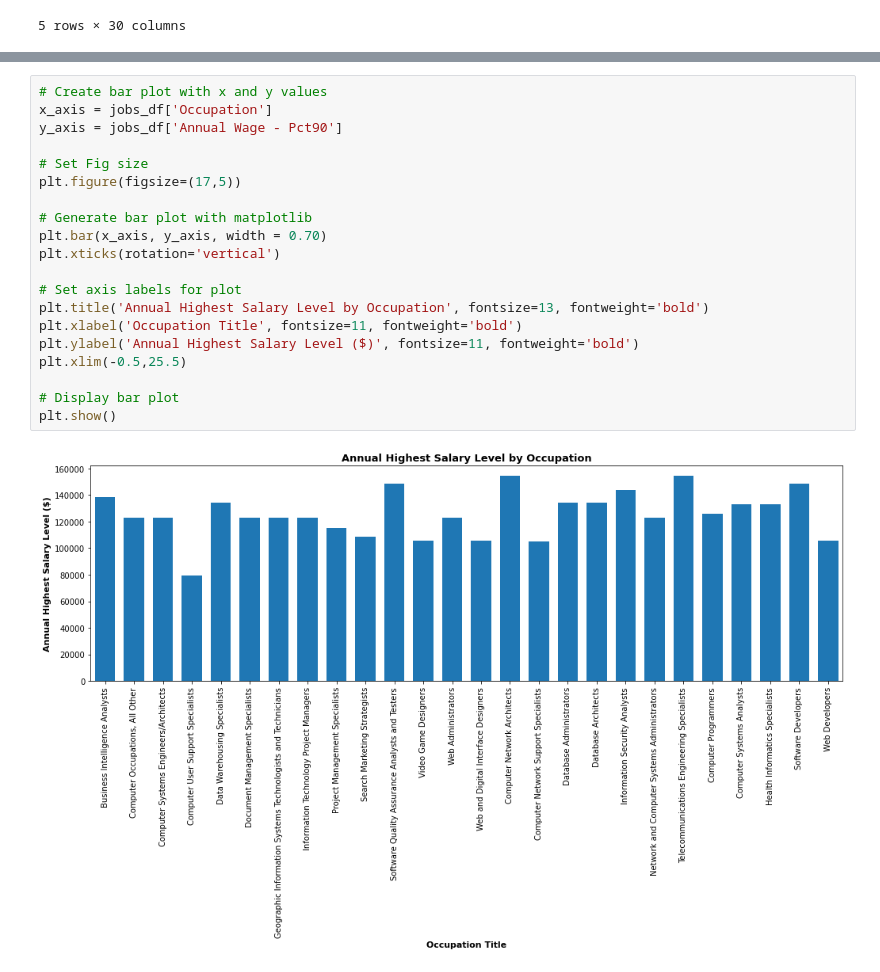
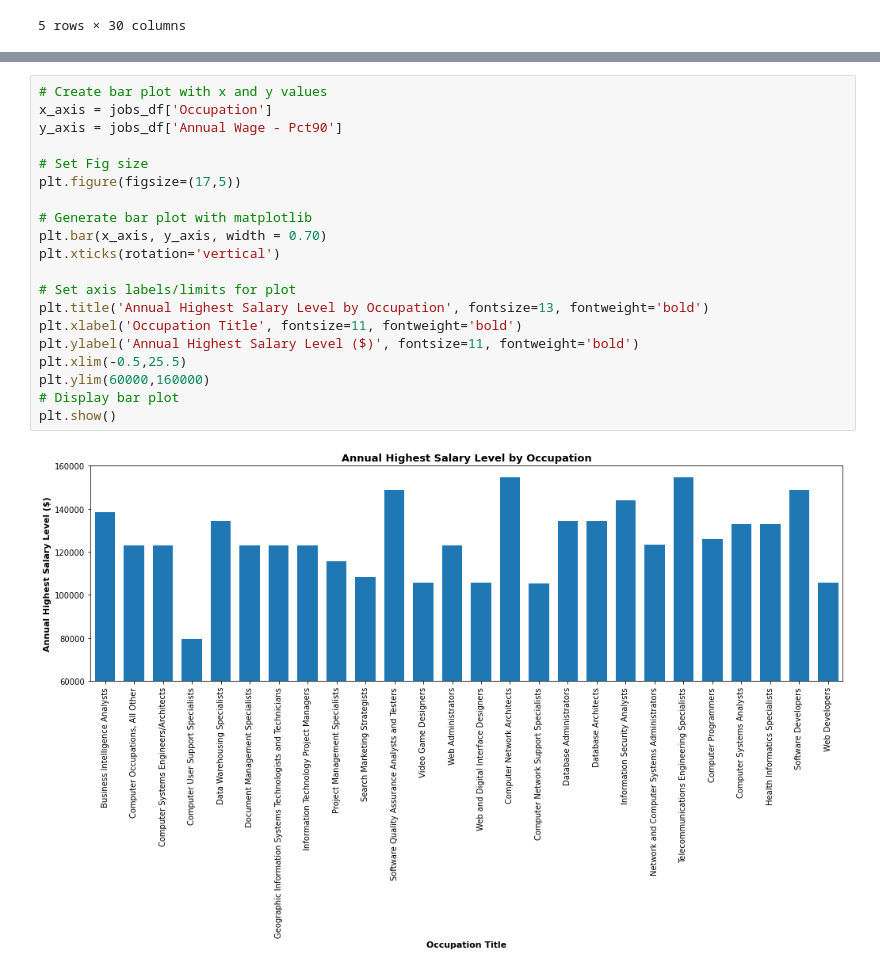
Before and after one commit to Project-1-2021/ValueOfCollege, a Jupyter notebook: Annual_salary.ipynb, the cells around one changed output, grey strips where cells are left out. Drawn from its saved outputs; the diff is of its cells as text.

Commit message:
creating limits

```diff
--- a/Annual_salary.ipynb
+++ b/Annual_salary.ipynb
@@ -69,22 +70,22 @@ plt.show()
 # %%
 # Create bar plot with x and y values
 x_axis = jobs_df['Occupation']
 y_axis = jobs_df['Annual Wage - Pct90']
 
 # Set Fig size
 plt.figure(figsize=(17,5))
 
 # Generate bar plot with matplotlib
 plt.bar(x_axis, y_axis, width = 0.70)
 plt.xticks(rotation='vertical')
 
-# Set axis labels for plot
+# Set axis labels/limits for plot
 plt.title('Annual Highest Salary Level by Occupation', fontsize=13, fontweight='bold')
 plt.xlabel('Occupation Title', fontsize=11, fontweight='bold')
 plt.ylabel('Annual Highest Salary Level ($)', fontsize=11, fontweight='bold')
 plt.xlim(-0.5,25.5)
-
+plt.ylim(60000,160000)
 # Display bar plot
 plt.show()
 # %% [output]
-[figure, old version]
+[figure, new version]
```
Also changed, not shown: parts of 2 cells of this notebook, 1 other file.
